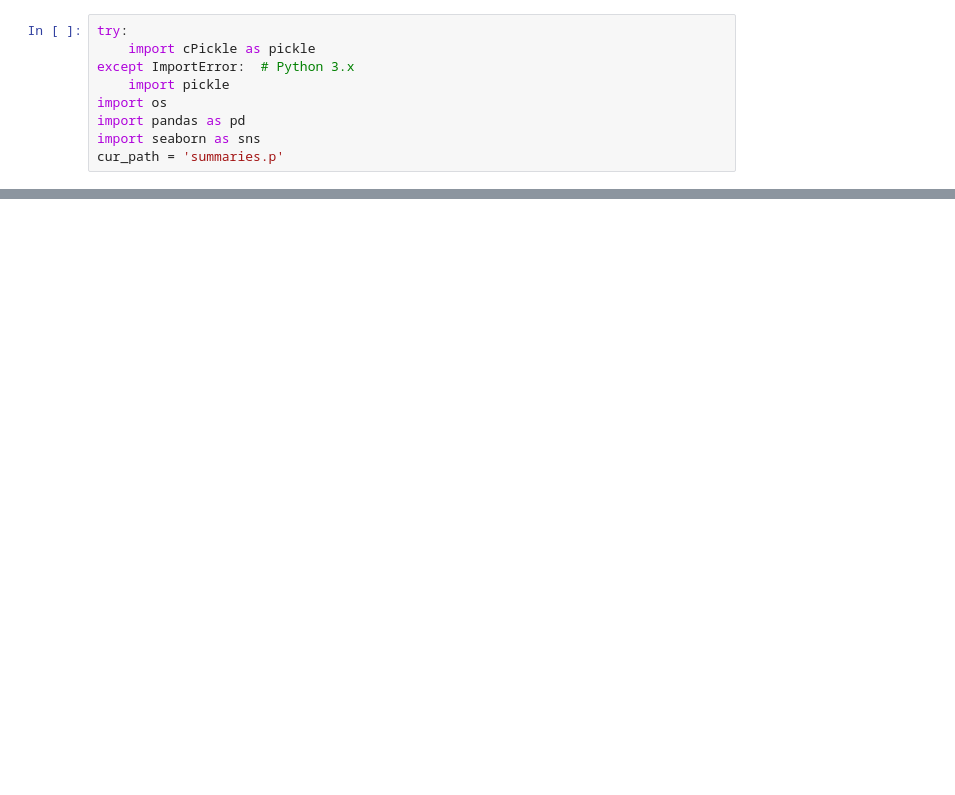
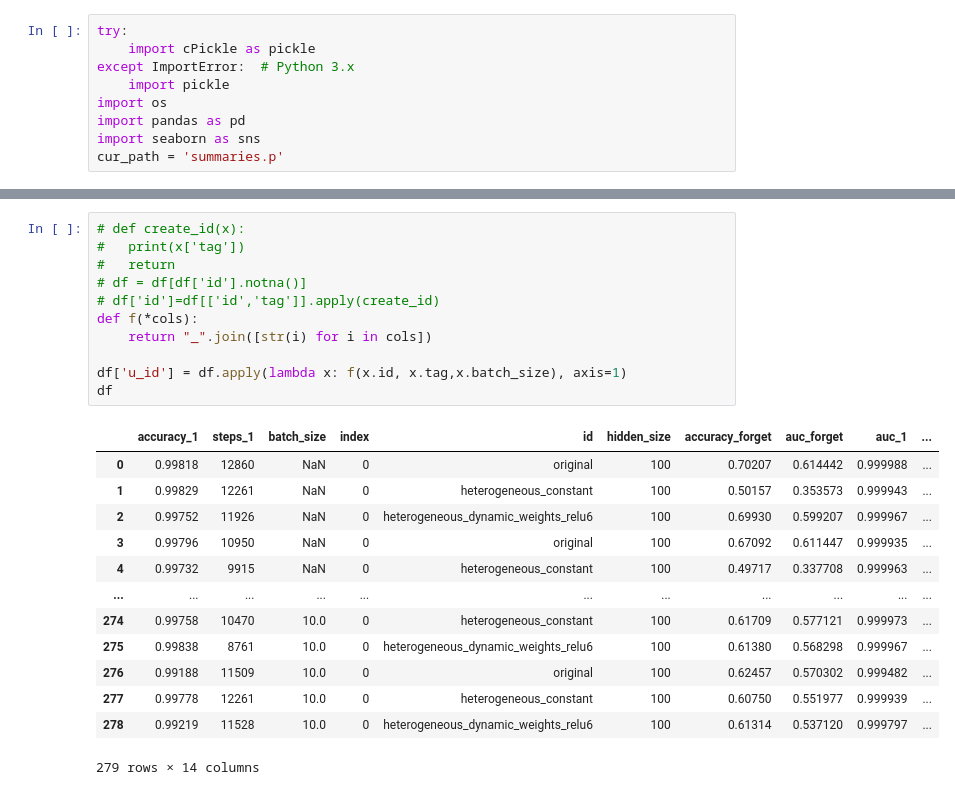
Before and after one commit to NitzanLux/Heterogeneous_Networks, a Jupyter notebook: evaluation.ipynb, the cells around one changed output, grey strips where cells are left out. Drawn from its saved outputs; the diff is of its cells as text; blank space fills up the shorter version.

```diff
--- a/evaluation.ipynb
+++ b/evaluation.ipynb
@@ -46 +49,26 @@ hidden_size 1842
+# %%
+# def create_id(x):
+# 	print(x['tag'])
+# 	return
+# df = df[df['id'].notna()]
+# df['id']=df[['id','tag']].apply(create_id)
+def f(*cols):
+    return "_".join([str(i) for i in cols])
+
+df['u_id'] = df.apply(lambda x: f(x.id, x.tag,x.batch_size), axis=1)
+df
+# %% [output]
+|  | accuracy_1 | steps_1 | batch_size | index | id | hidden_size | accuracy_forget | auc_forget | auc_1 | ... |
+| 0 | 0.99818 | 12860 | NaN | 0 | original | 100 | 0.70207 | 0.614442 | 0.999988 | ... |
+| 1 | 0.99829 | 12261 | NaN | 0 | heterogeneous_constant | 100 | 0.50157 | 0.353573 | 0.999943 | ... |
+| 2 | 0.99752 | 11926 | NaN | 0 | heterogeneous_dynamic_weights_relu6 | 100 | 0.69930 | 0.599207 | 0.999967 | ... |
+| 3 | 0.99796 | 10950 | NaN | 0 | original | 100 | 0.67092 | 0.611447 | 0.999935 | ... |
+| 4 | 0.99732 | 9915 | NaN | 0 | heterogeneous_constant | 100 | 0.49717 | 0.337708 | 0.999963 | ... |
+| ... | ... | ... | ... | ... | ... | ... | ... | ... | ... | ... |
+| 274 | 0.99758 | 10470 | 10.0 | 0 | heterogeneous_constant | 100 | 0.61709 | 0.577121 | 0.999973 | ... |
+| 275 | 0.99838 | 8761 | 10.0 | 0 | heterogeneous_dynamic_weights_relu6 | 100 | 0.61380 | 0.568298 | 0.999967 | ... |
+| 276 | 0.99188 | 11509 | 10.0 | 0 | original | 100 | 0.62457 | 0.570302 | 0.999482 | ... |
+| 277 | 0.99778 | 12261 | 10.0 | 0 | heterogeneous_constant | 100 | 0.60750 | 0.551977 | 0.999939 | ... |
+| 278 | 0.99219 | 11528 | 10.0 | 0 | heterogeneous_dynamic_weights_relu6 | 100 | 0.61314 | 0.537120 | 0.999797 | ... |
+279 rows × 14 columns
 # %%
```
Also changed, not shown: parts of 5 cells of this notebook, 1 other file.
